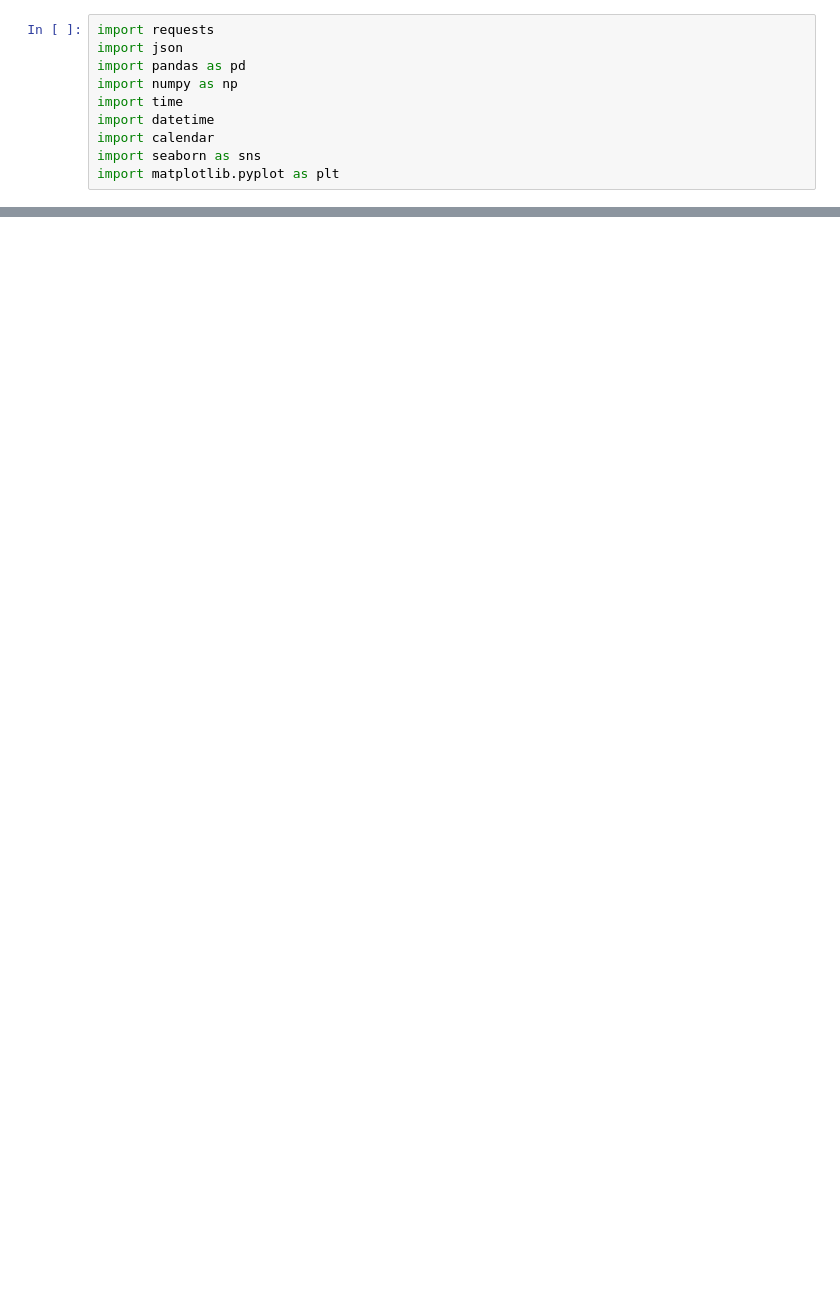
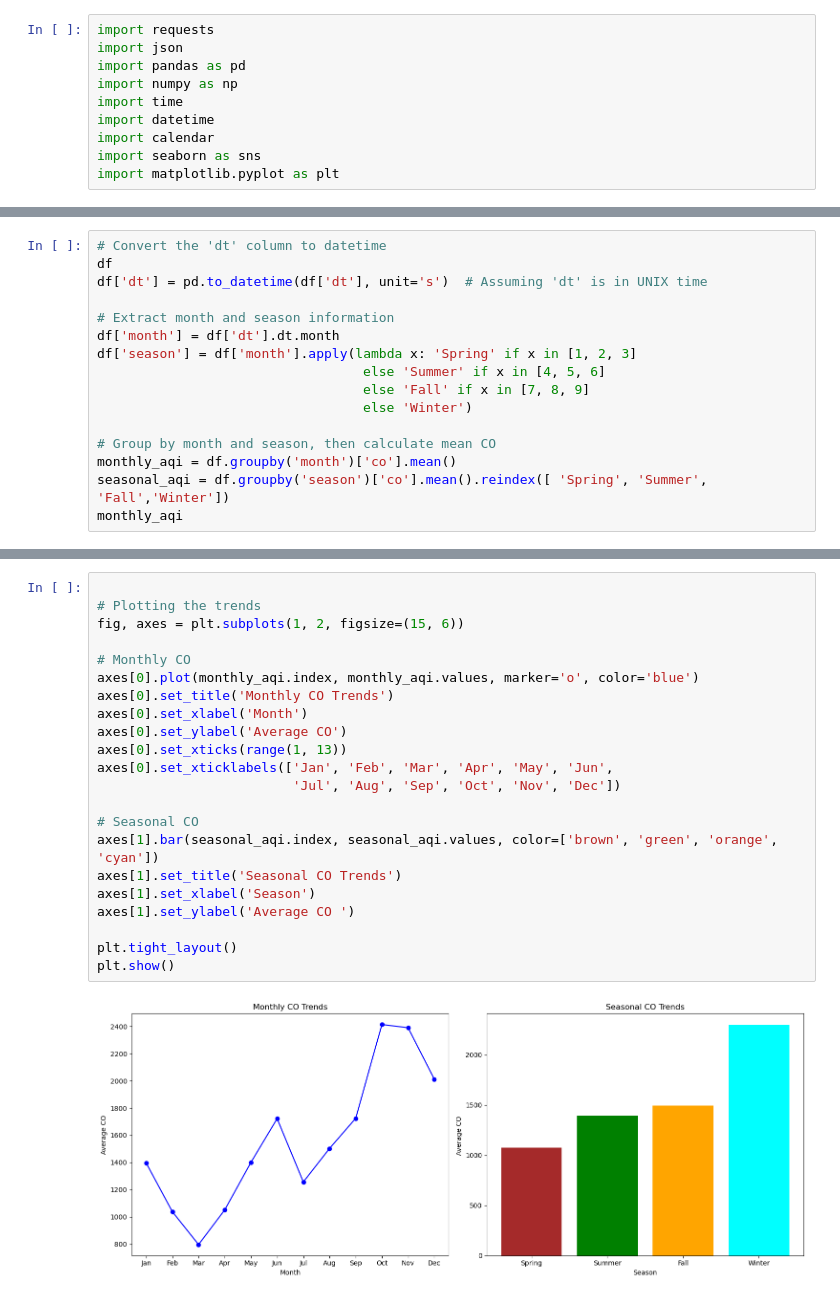
Before and after one commit to asde3458/NMKHDL, a Jupyter notebook: Notebooks/Making question.ipynb, the cells around one changed output, grey strips where cells are left out. Cells and saved outputs as stored; diff of their text form; blank space fills up the shorter version.

```diff
--- a/Notebooks/Making question.ipynb
+++ b/Notebooks/Making question.ipynb
@@ -489,0 +327,16 @@ plt.show()
+# %%
+# Convert the 'dt' column to datetime
+df
+df['dt'] = pd.to_datetime(df['dt'], unit='s')  # Assuming 'dt' is in UNIX time
+
+# Extract month and season information
+df['month'] = df['dt'].dt.month
+df['season'] = df['month'].apply(lambda x: 'Spring' if x in [1, 2, 3]
+                                  else 'Summer' if x in [4, 5, 6]
+                                  else 'Fall' if x in [7, 8, 9]
+                                  else 'Winter')
+
+# Group by month and season, then calculate mean CO
+monthly_aqi = df.groupby('month')['co'].mean()
+seasonal_aqi = df.groupby('season')['co'].mean().reindex([ 'Spring', 'Summer', 'Fall','Winter'])
+monthly_aqi
@@ -489,0 +358,24 @@ plt.show()
+# %%
+
+# Plotting the trends
+fig, axes = plt.subplots(1, 2, figsize=(15, 6))
+
+# Monthly CO
+axes[0].plot(monthly_aqi.index, monthly_aqi.values, marker='o', color='blue')
+axes[0].set_title('Monthly CO Trends')
+axes[0].set_xlabel('Month')
+axes[0].set_ylabel('Average CO')
+axes[0].set_xticks(range(1, 13))
+axes[0].set_xticklabels(['Jan', 'Feb', 'Mar', 'Apr', 'May', 'Jun',
+                         'Jul', 'Aug', 'Sep', 'Oct', 'Nov', 'Dec'])
+
+# Seasonal CO
+axes[1].bar(seasonal_aqi.index, seasonal_aqi.values, color=['brown', 'green', 'orange', 'cyan'])
+axes[1].set_title('Seasonal CO Trends')
+axes[1].set_xlabel('Season')
+axes[1].set_ylabel('Average CO ')
+
+plt.tight_layout()
+plt.show()
+# %% [output]
+[figure, added]
```
Also changed, not shown: parts of 67 cells of this notebook, 4 other files.
